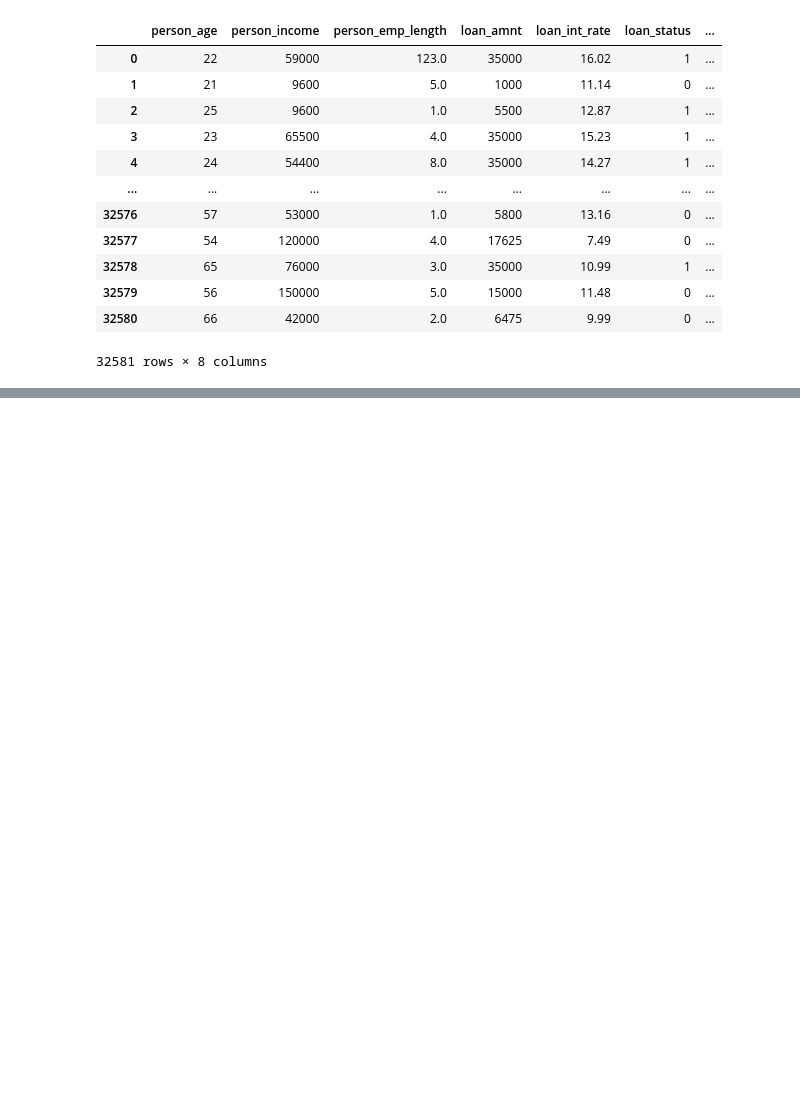
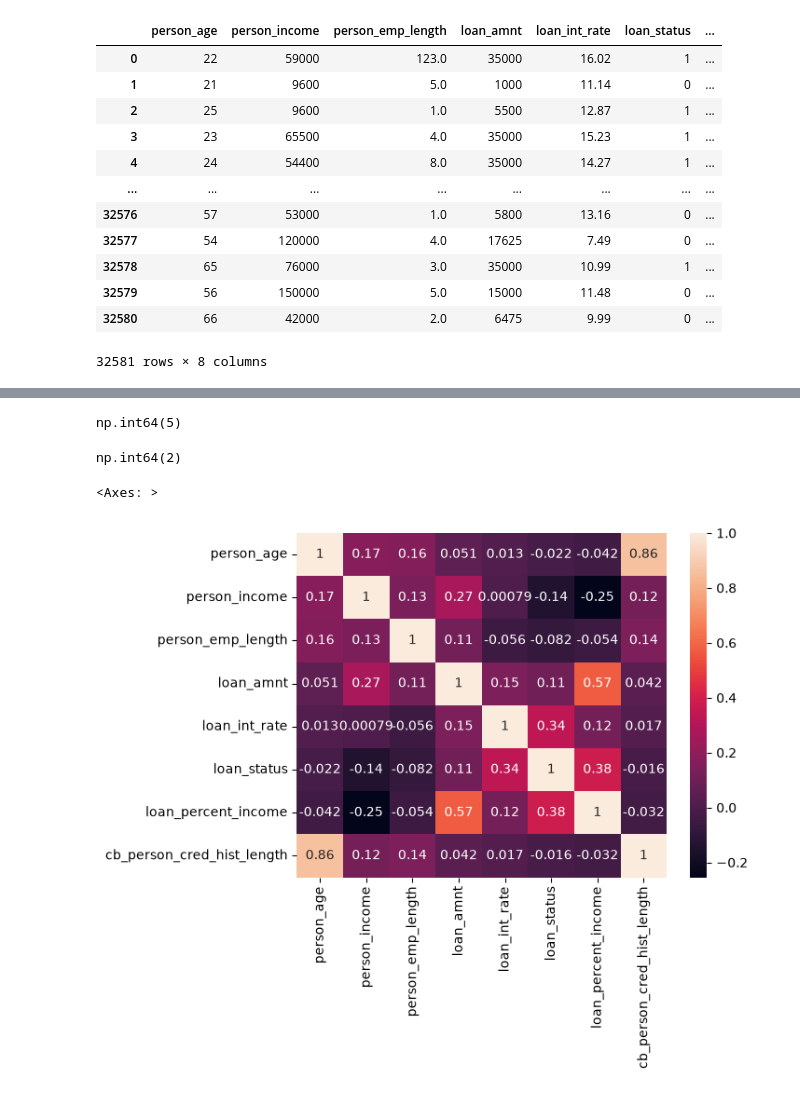
Before and after one commit to subhajit404/Credit-Risk-ML-System, a Jupyter notebook: main.ipynb, the cells around one changed output, grey strips where cells are left out. Drawn from its saved outputs; the diff is of its cells as text; code cells hidden in the pictures; blank space fills up the shorter version.

```diff
--- a/main.ipynb
+++ b/main.ipynb
@@ -94,0 +114,13 @@ numerical_cols
+# %%
+(df['person_age']>100).sum()
+# %% [output]
+np.int64(5)
+# %%
+(df['person_emp_length']>100).sum()
+# %% [output]
+np.int64(2)
+# %%
+sns.heatmap(df.corr(numeric_only=True),annot=True)
+# %% [output]
+<Axes: >
+[figure, added]
```
Also changed, not shown: parts of 2 cells of this notebook.
